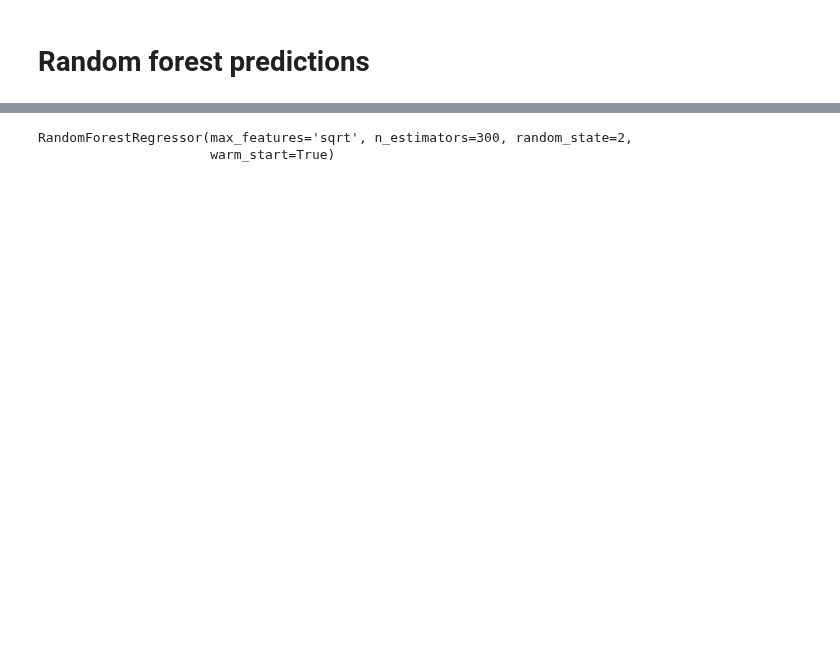
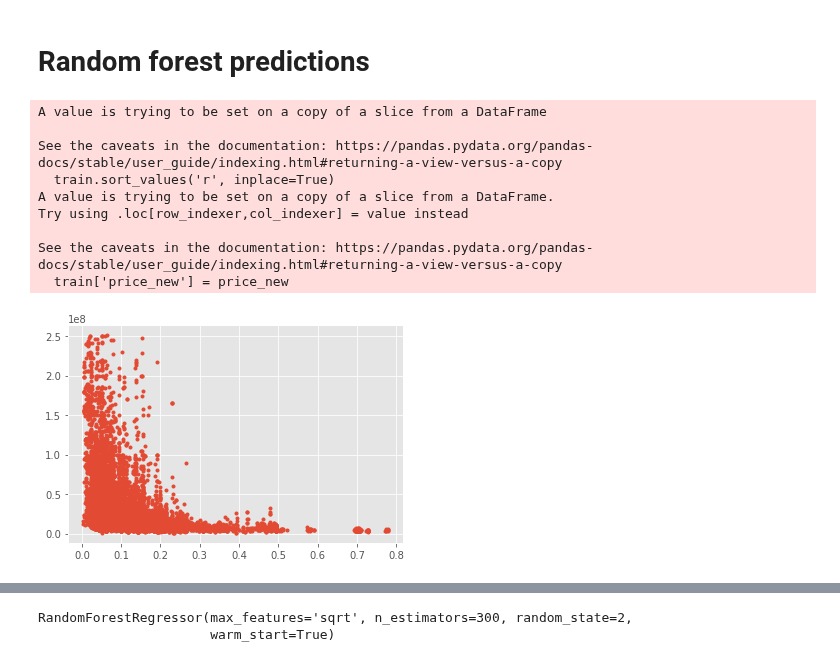
Before and after one commit to henrfj/TDT4173-ML, a Jupyter notebook: laure-testsite/random_forest_prediction.ipynb, the cells around one changed output, grey strips where cells are left out. Saved outputs shown, nothing was run; the diff lists cells and outputs as text; code cells hidden in the pictures; blank space fills up the shorter version.

```diff
--- a/laure-testsite/random_forest_prediction.ipynb
+++ b/laure-testsite/random_forest_prediction.ipynb
@@ -61,33 +61,65 @@ max_samples=None
 # %%
 from sklearn.linear_model import LinearRegression
 import utils
 
 ############ CLEAN DATA ###############
 
 ##### NEW POSITION
-# train_data_mod = train.copy()
-# train_data_mod["latitude"] = train_data_mod["latitude"] -  train_data_mod["latitude"].mean()
-# train_data_mod["longitude"] = train_data_mod["longitude"] -  train_data_mod["longitude"].mean()
+train_data_mod = train.copy()
+train_data_mod["latitude"] = train_data_mod["latitude"] -  train_data_mod["latitude"].mean()
+train_data_mod["longitude"] = train_data_mod["longitude"] -  train_data_mod["longitude"].mean()
 
-# # Convert to polar coordinates
-# train_data_mod["r"] =  np.sqrt(train_data_mod["latitude"]**2 + train_data_mod["longitude"]**2)
-# train_data_mod["theta"] = np.arctan(train_data_mod["longitude"]/train_data_mod["latitude"])
-# train = train_data_mod
-# train.columns
+# Convert to polar coordinates
+train_data_mod["r"] =  np.sqrt(train_data_mod["latitude"]**2 + train_data_mod["longitude"]**2)
+train_data_mod["theta"] = np.arctan(train_data_mod["longitude"]/train_data_mod["latitude"])
+train = train_data_mod
+train.columns
+
+train = train[np.abs(stats.zscore(train["price"]) < 7)]
+plt.plot(train['r'], train['price'], ".")
+
+
+# for price in range()
+trendline = np.polyfit(train['r'], (train['price']), 10)
+trend = np.poly1d(trendline)
+r_new = np.linspace(train['r'].min(), train['r'].max(), 23005)
+
+train.sort_values('r', inplace=True)
+
+price_new = trend(train['r'])
+
+train['price_new'] = price_new
+
+# plt.plot(r_new, price_new)
+# plt.xlim([0, 0.8])
+# plt.ylim([0, 0.2e9])
+# plt.show()
+
 
 
 ###### MISSING VALUES
 # area_living
-train = utils.fillnaReg(train, ['area_total'], 'area_living')
+# train = utils.fillnaReg(train, ['area_total'], 'area_living')
 
-# area_kitchen
-train = utils.fillnaReg(train, ['area_total', 'area_living'], 'area_kitchen')
+# # area_kitchen
+# train = utils.fillnaReg(train, ['area_total', 'area_living'], 'area_kitchen')
 
-# ceiling
-train = utils.fillnaReg(train, ['stories'], 'ceiling')
+# # ceiling
+# train = utils.fillnaReg(train, ['stories'], 'ceiling')
 
 # # district
 # train = utils.fillnaReg(train, ['r', 'theta'], 'district')
+# %% [output]
+A value is trying to be set on a copy of a slice from a DataFrame
+
+See the caveats in the documentation: https://pandas.pydata.org/pandas-docs/stable/user_guide/indexing.html#returning-a-view-versus-a-copy
+  train.sort_values('r', inplace=True)
+A value is trying to be set on a copy of a slice from a DataFrame.
+Try using .loc[row_indexer,col_indexer] = value instead
+
+See the caveats in the documentation: https://pandas.pydata.org/pandas-docs/stable/user_guide/indexing.html#returning-a-view-versus-a-copy
+  train['price_new'] = price_new
+[figure, added]
 # %%
 train.fillna(train.mean(), inplace = True)
 train_data, test_data = train_test_split(train, test_size=test_size, random_state=random_state_split, stratify=np.log(train.price).round())
```
Also changed, not shown: parts of 7 cells of this notebook, 2 other files.
